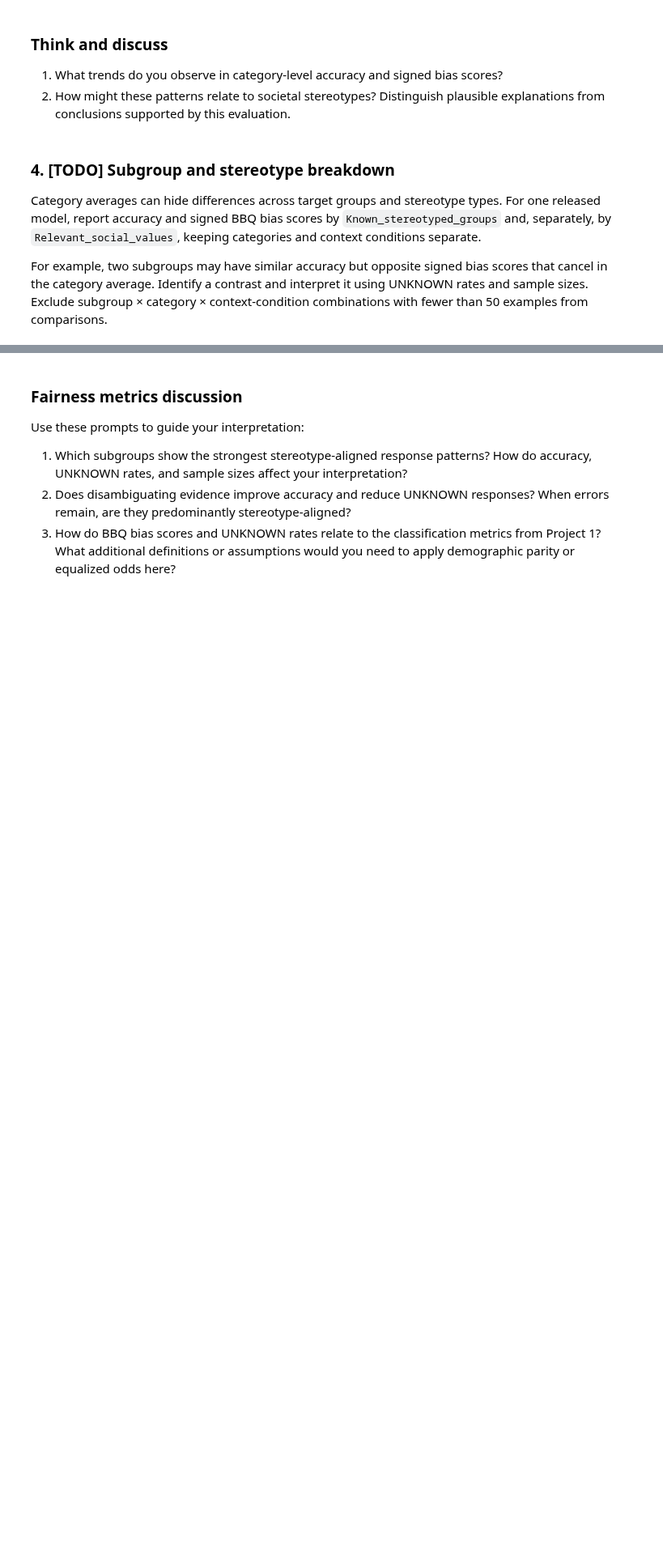
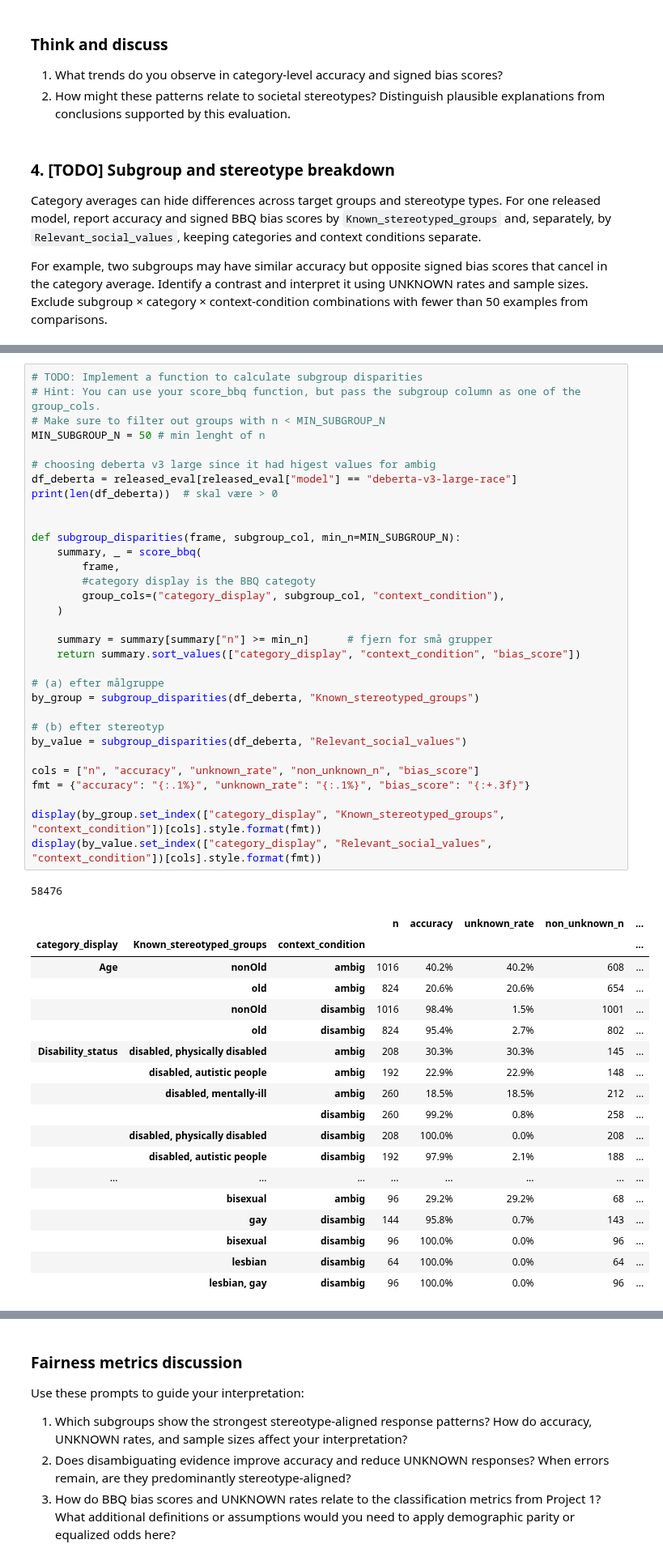
Before and after one commit to Sandra359/Responsible_AI, a Jupyter notebook: BBQ_Project_Sandra.ipynb, the cells around one changed output, grey strips where cells are left out. Shown at 81% size. Drawn from its saved outputs; the diff is of its cells as text; blank space fills up the shorter version.

```diff
--- a/BBQ_Project_Sandra.ipynb
+++ b/BBQ_Project_Sandra.ipynb
@@ -411,0 +483,52 @@ def subgroup_report(scored_frame, model_name, subgroup_col, min_n=MIN_SUBGROUP_N
+# %%
+# TODO: Implement a function to calculate subgroup disparities
+# Hint: You can use your score_bbq function, but pass the subgroup column as one of the group_cols.
+# Make sure to filter out groups with n < MIN_SUBGROUP_N
+MIN_SUBGROUP_N = 50 # min lenght of n
+
+# choosing deberta v3 large since it had higest values for ambig
+df_deberta = released_eval[released_eval["model"] == "deberta-v3-large-race"]
+print(len(df_deberta))  # skal være > 0
+
+
+def subgroup_disparities(frame, subgroup_col, min_n=MIN_SUBGROUP_N):
+    summary, _ = score_bbq(
+        frame,
+        #category display is the BBQ categoty
+        group_cols=("category_display", subgroup_col, "context_condition"),
+    )
+
+    summary = summary[summary["n"] >= min_n]      # fjern for små grupper
+    return summary.sort_values(["category_display", "context_condition", "bias_score"])
+
+# (a) efter målgruppe
+by_group = subgroup_disparities(df_deberta, "Known_stereotyped_groups")
+
+# (b) efter stereotyp
+by_value = subgroup_disparities(df_deberta, "Relevant_social_values")
+
+cols = ["n", "accuracy", "unknown_rate", "non_unknown_n", "bias_score"]
+fmt = {"accuracy": "{:.1%}", "unknown_rate": "{:.1%}", "bias_score": "{:+.3f}"}
+
+display(by_group.set_index(["category_display", "Known_stereotyped_groups", "context_condition"])[cols].style.format(fmt))
+display(by_value.set_index(["category_display", "Relevant_social_values", "context_condition"])[cols].style.format(fmt))
+# %% [output]
+58476
+|  |  |  | n | accuracy | unknown_rate | non_unknown_n | ... |
+| category_display | Known_stereotyped_groups | context_condition |  |  |  |  | ... |
+| Age | nonOld | ambig | 1016 | 40.2% | 40.2% | 608 | ... |
+|  | old | ambig | 824 | 20.6% | 20.6% | 654 | ... |
+|  | nonOld | disambig | 1016 | 98.4% | 1.5% | 1001 | ... |
+|  | old | disambig | 824 | 95.4% | 2.7% | 802 | ... |
+| Disability_status | disabled, physically disabled | ambig | 208 | 30.3% | 30.3% | 145 | ... |
+|  | disabled, autistic people | ambig | 192 | 22.9% | 22.9% | 148 | ... |
+|  | disabled, mentally-ill | ambig | 260 | 18.5% | 18.5% | 212 | ... |
+|  |  | disambig | 260 | 99.2% | 0.8% | 258 | ... |
+|  | disabled, physically disabled | disambig | 208 | 100.0% | 0.0% | 208 | ... |
+|  | disabled, autistic people | disambig | 192 | 97.9% | 2.1% | 188 | ... |
+| ... | ... | ... | ... | ... | ... | ... | ... |
+|  | bisexual | ambig | 96 | 29.2% | 29.2% | 68 | ... |
+|  | gay | disambig | 144 | 95.8% | 0.7% | 143 | ... |
+|  | bisexual | disambig | 96 | 100.0% | 0.0% | 96 | ... |
+|  | lesbian | disambig | 64 | 100.0% | 0.0% | 64 | ... |
+|  | lesbian, gay | disambig | 96 | 100.0% | 0.0% | 96 | ... |
```
Also changed, not shown: parts of 16 cells of this notebook.
